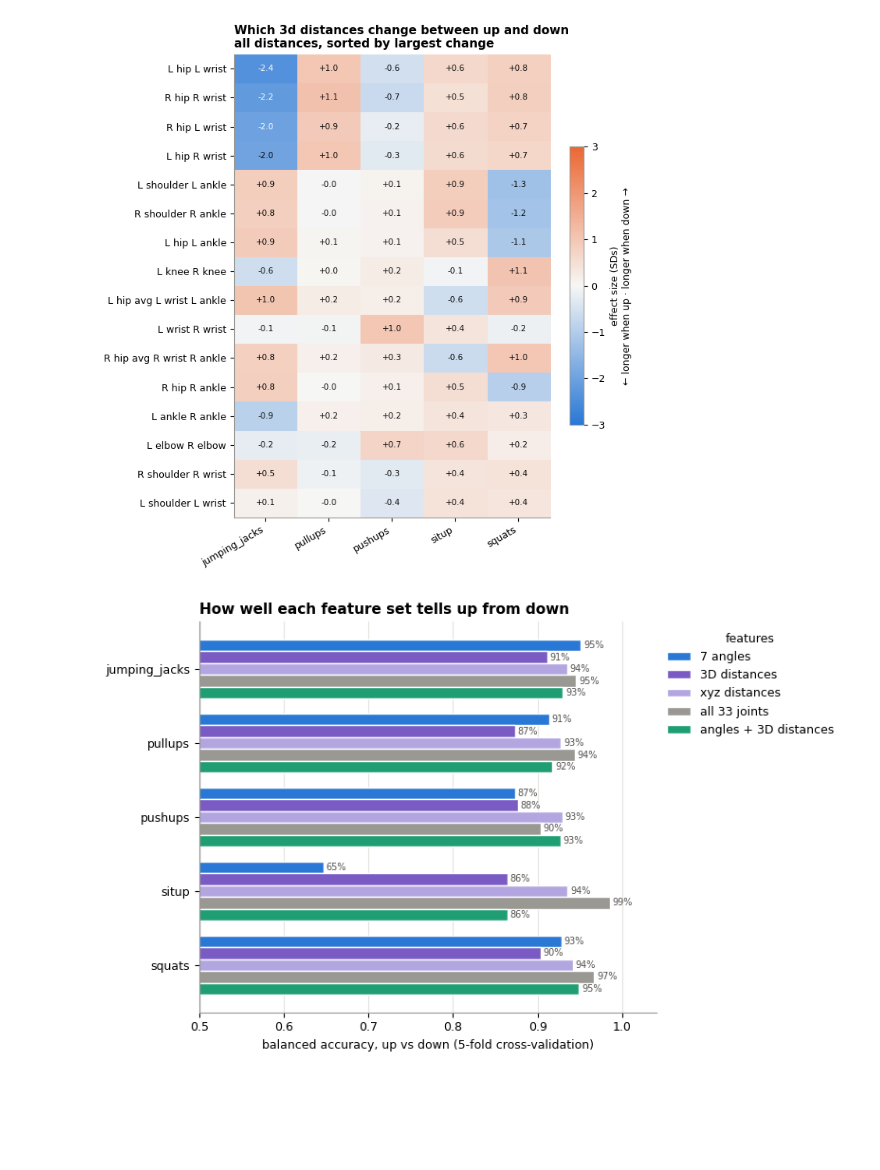
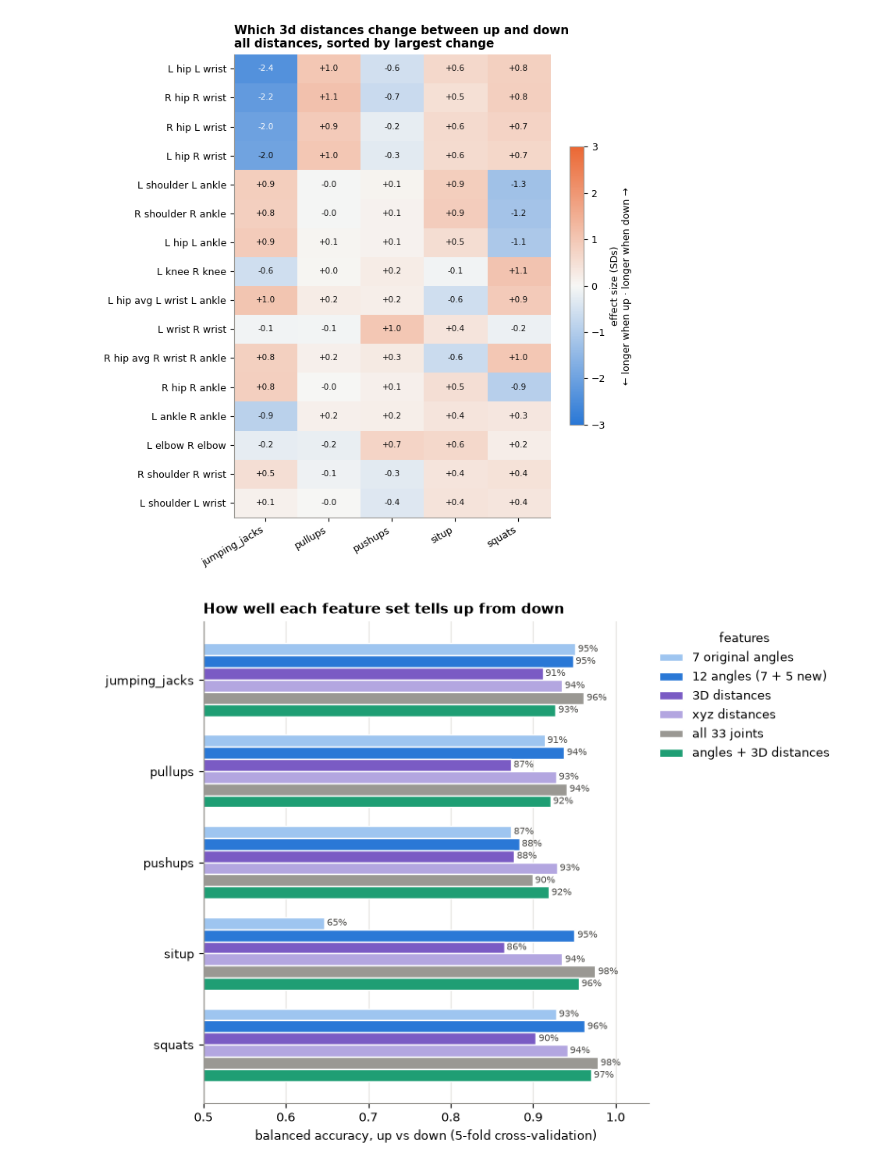
Before and after one commit to Ekimxii/fitness_pose_tracker, a Jupyter notebook: form_analysis.ipynb, the cells around one changed output. Cells and saved outputs as stored; diff of their text form; code cells hidden in the pictures; blank space fills up the shorter version.

```diff
--- a/form_analysis.ipynb
+++ b/form_analysis.ipynb
@@ -121,6 +163,7 @@ differences between a pose's up and down rows show which joints a classifier can
 # %%
 # 2. Average joint angle for each pose: which joints separate the classes?
-angle_cols = list(dfs["angles"].columns.drop(ID))
+orig_angle_cols = list(dfs["angles"].columns.drop(ID))   # the dataset's 7 angles
+angle_cols = orig_angle_cols + list(new_angles)          # + the 5 added above
 short = {  # the middle joint is the vertex of each angle
     "right_elbow_right_shoulder_right_hip": "R shoulder",
     "left_elbow_left_shoulder_left_hip": "L shoulder",
@@ -129,15 +172,17 @@ short = {  # the middle joint is the vertex of each angle
     "left_hip_left_knee_left_ankle": "L knee",
     "right_wrist_right_elbow_right_shoulder": "R elbow",
     "left_wrist_left_elbow_left_shoulder": "L elbow",
+    **new_angles,
 }
 mean_angles = (data.groupby(["exercise", "position"])[angle_cols].mean()
                .rename(columns=short))
 
-fig, ax = plt.subplots(figsize=(8, 5))
+fig, ax = plt.subplots(figsize=(10, 5))
 im = ax.imshow(mean_angles, cmap="Blues", vmin=0, vmax=180, aspect="auto")
 ax.set_xticks(range(mean_angles.shape[1]), mean_angles.columns, rotation=30, ha="right")
 ax.set_yticks(range(len(mean_angles)), [f"{e} · {p}" for e, p in mean_angles.index])
 ax.grid(False)
+ax.axvline(len(orig_angle_cols) - 0.5, color="white", lw=4)   # dataset's angles | added angles
 for (r, c), v in pd.DataFrame(mean_angles.values).stack().items():
     ax.text(c, r, f"{v:.0f}°", ha="center", va="center", fontsize=8,
             color="white" if v > 110 else "#0b0b0b")
@@ -151,7 +196,7 @@ The averages above hide spread. Boxes that overlap a lot (as for sit-ups) mean t
 # %%
 # 3. Spread of each joint angle, up vs down, one panel per exercise
 exercises = sorted(data["exercise"].unique())
-fig, axes = plt.subplots(len(exercises), 1, figsize=(9, 2.2 * len(exercises)), sharex=True, sharey=True)
+fig, axes = plt.subplots(len(exercises), 1, figsize=(11, 2.2 * len(exercises)), sharex=True, sharey=True)
 x = range(len(angle_cols))
 for ax, ex in zip(axes, exercises):
     for offset, pos in [(-0.2, "up"), (0.2, "down")]:
@@ -165,7 +210,7 @@ for ax, ex in zip(axes, exercises):
     ax.set_ylim(0, 185)
     ax.set_yticks([0, 90, 180])
     ax.grid(axis="x", visible=False)
-axes[-1].set_xticks(list(x), [short.get(c, c) for c in angle_cols])
+axes[-1].set_xticks(list(x), [short.get(c, c) for c in angle_cols], rotation=30, ha="right")
 axes[0].legend(handles=[plt.Rectangle((0, 0), 1, 1, color=POS_COLORS[p]) for p in ["up", "down"]],
                labels=["up", "down"], title="position", frameon=False,
                loc="upper left", bbox_to_anchor=(1.0, 1.0))
@@ -252,39 +297,41 @@ def cols_for(name):
     raw = dfs[name].columns.drop(ID)
     return [f"{c}_{name}" if f"{c}_{name}" in data.columns else c for c in raw]
 
+joint_cols = cols_for("landmarks")   # x, y, z of every joint
 feature_sets = {
-    f"{len(angle_cols)} angles": data[angle_cols].to_numpy(),
+    f"{len(orig_angle_cols)} original angles": data[orig_angle_cols].to_numpy(),
+    f"{len(angle_cols)} angles ({len(orig_angle_cols)} + {len(new_angles)} new)": data[angle_cols].to_numpy(),
     "3D distances": data[cols_for("3d_distances")].to_numpy(),
     "xyz distances": data[cols_for("xyz_distances")].to_numpy(),
-    f"all {len(names_j)} joints": X_joints,
+    f"all {len(joint_cols) // 3} joints": data[joint_cols].to_numpy(),
     "angles + 3D distances": data[angle_cols + cols_for("3d_distances")].to_numpy(),
 }
-set_colors = ["#2a78d6", "#7a5bc4", "#b3a6e0", "#9a9893", "#1f9e74"]
+set_colors = ["#9ec5f0", "#2a78d6", "#7a5bc4", "#b3a6e0", "#9a9893", "#1f9e74"]
 
 acc = {}
 for ex in exercises:
     m = (data["exercise"] == ex).to_numpy()
     y = data.loc[m, "position"]
     acc[ex] = {name: cross_val_score(RandomForestClassifier(n_estimators=150, random_state=0),
                                      X[m], y, cv=5, scoring="balanced_accuracy").mean()
                for name, X in feature_sets.items()}
 acc = pd.DataFrame(acc).T            # rows = exercises, columns = feature sets
 
-fig, ax = plt.subplots(figsize=(8, 5))
+fig, ax = plt.subplots(figsize=(8, 6))
 h = 0.8 / acc.shape[1]
 for k, (name, color) in enumerate(zip(acc.columns, set_colors)):
     ys = np.arange(len(acc)) + (k - (acc.shape[1] - 1) / 2) * h
     bars = ax.barh(ys, acc[name], height=h, color=color, label=name, edgecolor="white")
     ax.bar_label(bars, labels=[f"{v:.0%}" for v in acc[name]], padding=2, fontsize=7,
                  color="#52514e")
 ax.set_yticks(range(len(acc)), acc.index)
 ax.invert_yaxis()
 ax.set_xlim(0.5, 1.04)                # 50% = coin-flip guessing
 ax.axvline(0.5, color="#9a9893", lw=1)
 ax.set_xlabel("balanced accuracy, up vs down (5-fold cross-validation)")
 ax.grid(axis="y", visible=False)
 ax.legend(title="features", frameon=False, loc="upper left", bbox_to_anchor=(1.0, 1.0))
 ax.set_title("How well each feature set tells up from down", loc="left")
 plt.tight_layout()
 # %% [output]
-[figure, old version]
+[figure, new version]
```
Also changed, not shown: parts of 7 cells of this notebook.
